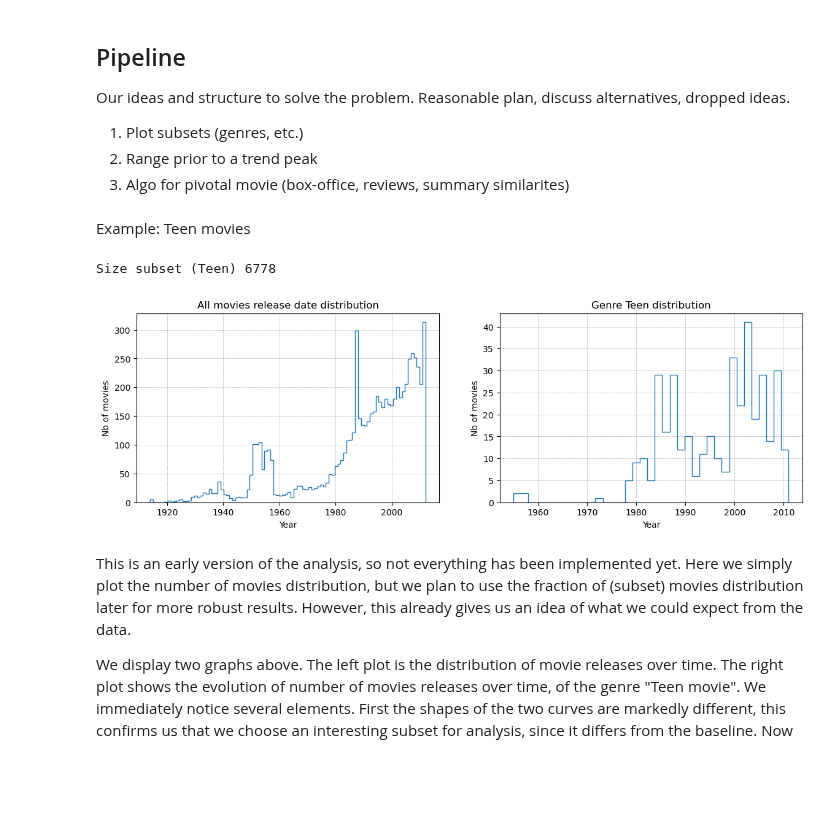
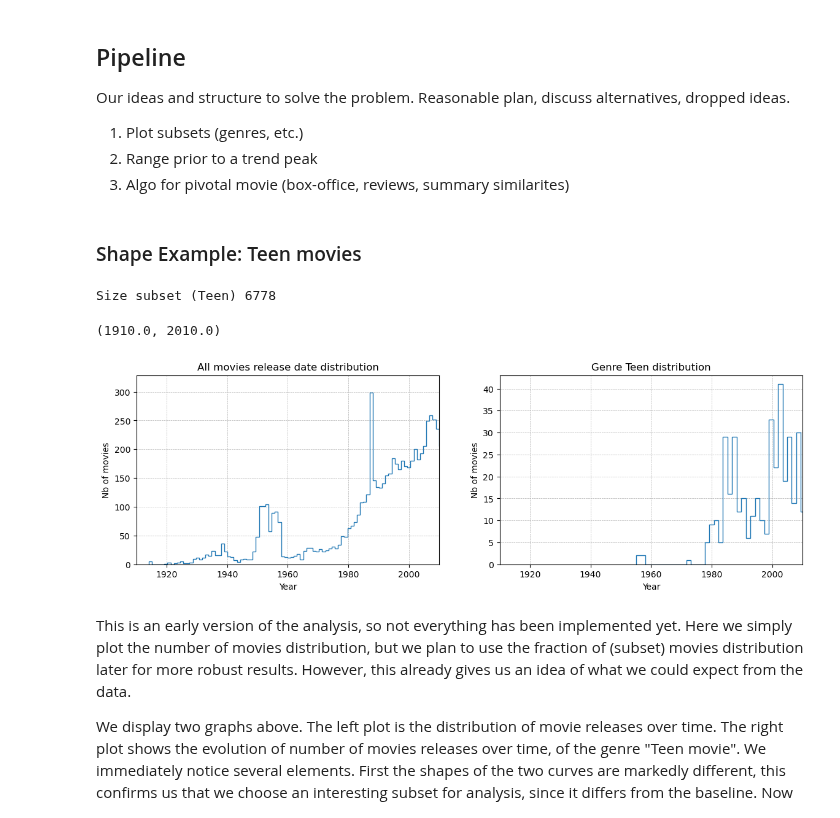
Before and after one commit to epfl-ada/ada-2023-project-thewestbobers, a Jupyter notebook: milestoneP2.ipynb, the cells around one changed output. Cells and saved outputs as stored; diff of their text form; code cells hidden in the pictures; blank space fills up the shorter version.

```diff
--- a/milestoneP2.ipynb
+++ b/milestoneP2.ipynb
@@ -87,25 +93,28 @@ Our ideas and structure to solve the problem. Reasonable plan, discuss alternati
 # %%
 from implementations import ax_settings, create_subset
 # %% [markdown]
-Example: Teen movies
+### Shape Example: Teen movies
 # %%
 # Create a subset to compare to the whole dataset (here: Teen Movies)
 key = 'Teen'
 subset = create_subset(movies, key)
 print("Size subset ({}) {}".format(key, len(movies)))
 
 # Plot release dates distribution
 fig, axs = plt.subplots(1, 2, figsize=(14,4))
 axs = axs.ravel()
 
 movies.date.hist(bins=movies.date.nunique(), ax=axs[0], histtype='step')
 ax_settings(axs[0], xlabel='Year', ylabel='Nb of movies', title='All movies release date distribution')
+axs[0].set_xlim((1910,2010))
 
 subset.date.hist(bins=subset.date.nunique(), ax=axs[1], histtype='step')
 ax_settings(axs[1], xlabel='Year', ylabel='Nb of movies', title='Genre {} distribution'.format(key))
+axs[1].set_xlim((1910,2010))
 # %% [output]
 Size subset (Teen) 6778
+(1910.0, 2010.0)
-[figure, old version]
+[figure, new version]
 # %% [markdown]
 This is an early version of the analysis, so not everything has been implemented yet. Here we simply plot the number of movies distribution, but we plan to use the fraction of (subset) movies distribution later for more robust results. However, this already gives us an idea of what we could expect from the data.
 
```
Also changed, not shown: parts of 9 cells of this notebook, 1 other file.
